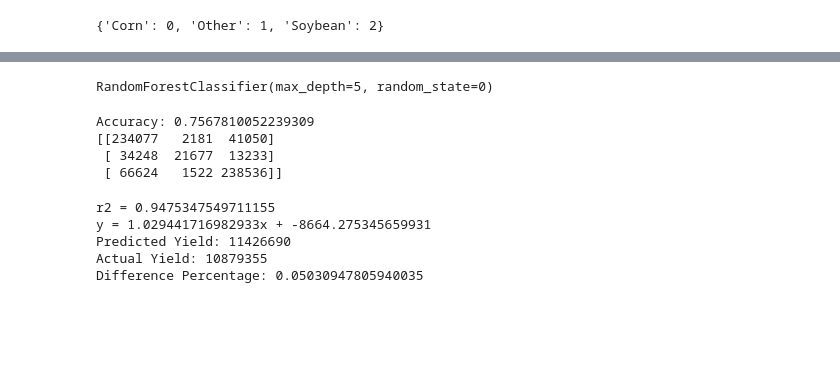
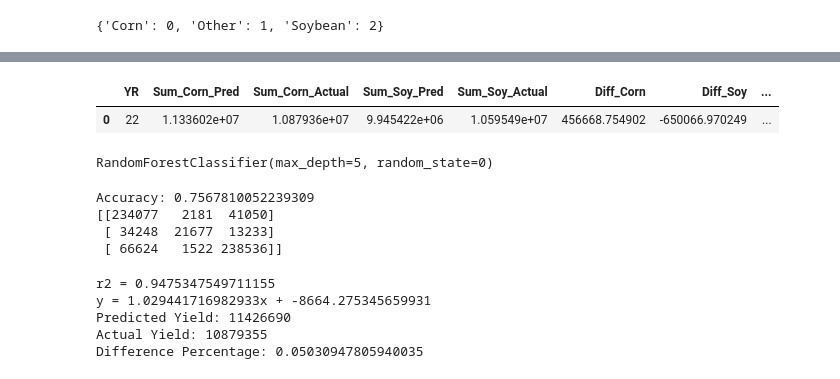
Before and after one commit to suffenjoy/US_CornSoy_ClassificationYield, a Jupyter notebook: CSB_based_Mapping.ipynb, the cells around one changed output, grey strips where cells are left out. Drawn from its saved outputs; the diff is of its cells as text; code cells hidden in the pictures; blank space fills up the shorter version.

```diff
--- a/CSB_based_Mapping.ipynb
+++ b/CSB_based_Mapping.ipynb
@@ -192,3 +329,12 @@ X_5_22, Y_22 = pre_process(csb22_IL, n_var = 5, yr = 22)
+# %%
+df_sum22['Diff_Corn'] = df_sum22['Sum_Corn_Pred'] - df_sum22['Sum_Corn_Actual']
+df_sum22['Diff_Soy'] = df_sum22['Sum_Soy_Pred'] - df_sum22['Sum_Soy_Actual']
+df_sum22['Diff_Corn_Percent'] = df_sum22['Diff_Corn']/df_sum22['Sum_Corn_Actual']*100
+df_sum22['Diff_Soy_Percent'] = df_sum22['Diff_Soy']/df_sum22['Sum_Soy_Actual']*100
+df_sum22
+# %% [output]
+|  | YR | Sum_Corn_Pred | Sum_Corn_Actual | Sum_Soy_Pred | Sum_Soy_Actual | Diff_Corn | Diff_Soy | ... |
+| 0 | 22 | 1.133602e+07 | 1.087936e+07 | 9.945422e+06 | 1.059549e+07 | 456668.754902 | -650066.970249 | ... |
 # %%
 clf_rf5 = RandomForestClassifier(n_estimators=100, max_depth=5, random_state=0)
 clf_rf5.fit(X_5_21, Y_21)
```
Also changed, not shown: parts of 15 cells of this notebook.
